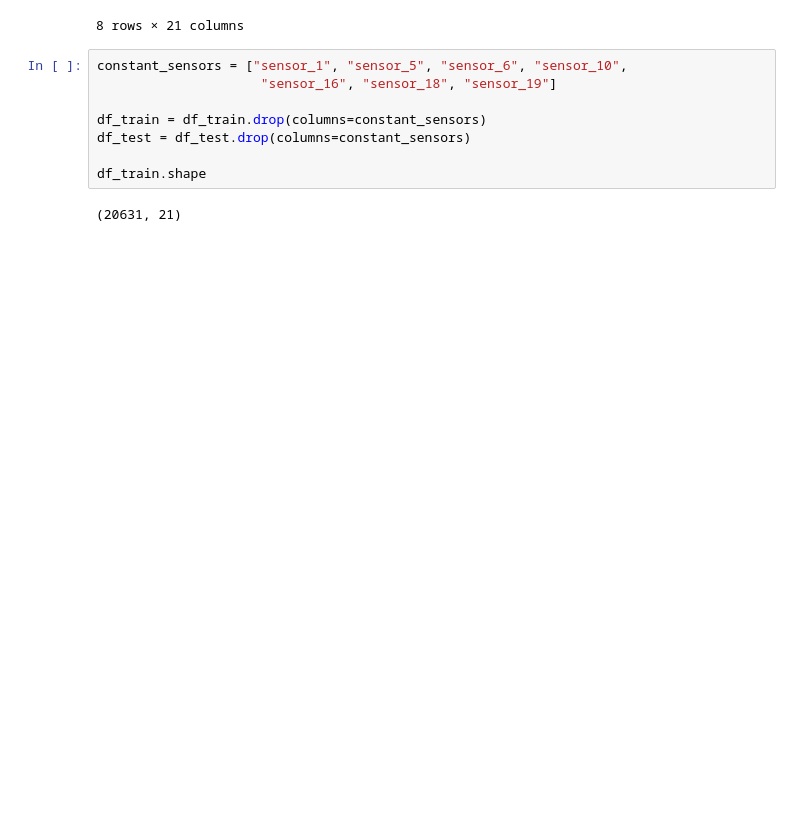
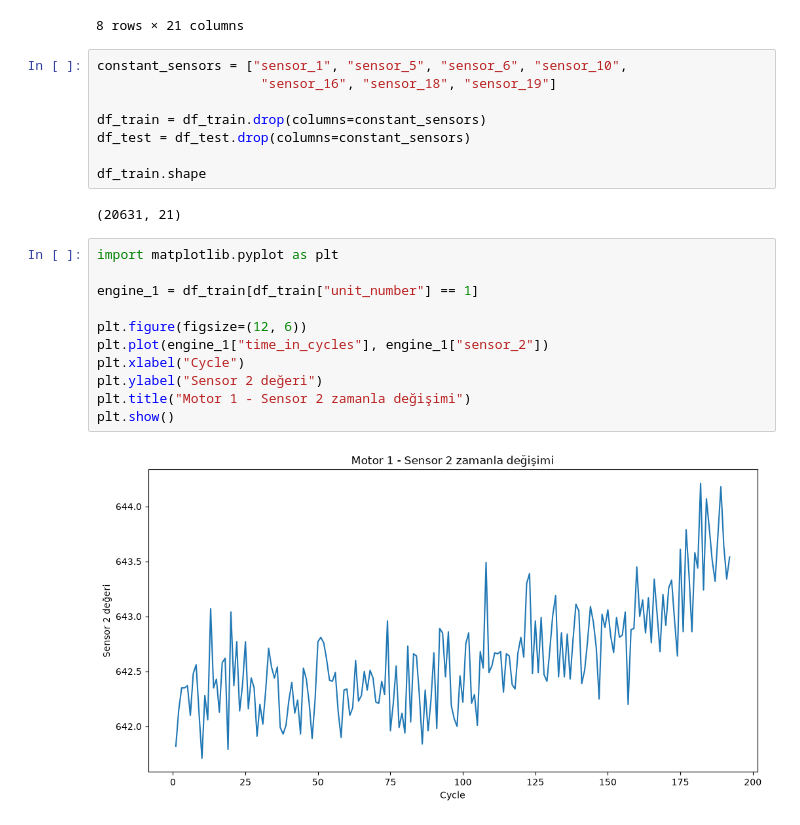
Before and after one commit to alaettin10/predictive-maintenance-cmapss, a Jupyter notebook: 01_data_exploration.ipynb, the cells around one changed output. Cells and saved outputs as stored; diff of their text form; blank space fills up the shorter version.

```diff
--- a/01_data_exploration.ipynb
+++ b/01_data_exploration.ipynb
@@ -136,3 +136,16 @@ df_test = df_test.drop(columns=constant_sensors)
 df_train.shape
 # %% [output]
 (20631, 21)
+# %%
+import matplotlib.pyplot as plt
+
+engine_1 = df_train[df_train["unit_number"] == 1]
+
+plt.figure(figsize=(12, 6))
+plt.plot(engine_1["time_in_cycles"], engine_1["sensor_2"])
+plt.xlabel("Cycle")
+plt.ylabel("Sensor 2 değeri")
+plt.title("Motor 1 - Sensor 2 zamanla değişimi")
+plt.show()
+# %% [output]
+[figure, added]
```
Also changed, not shown: parts of 28 cells of this notebook.
